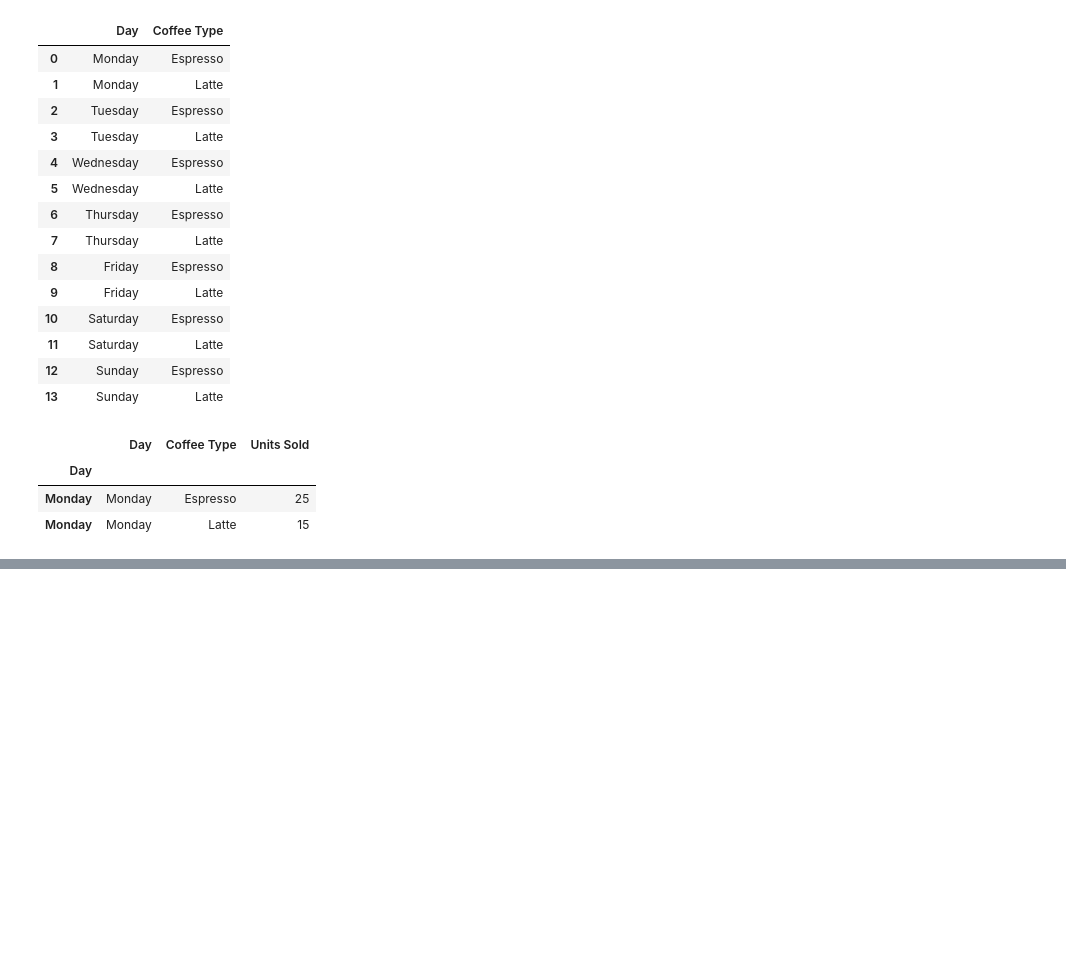
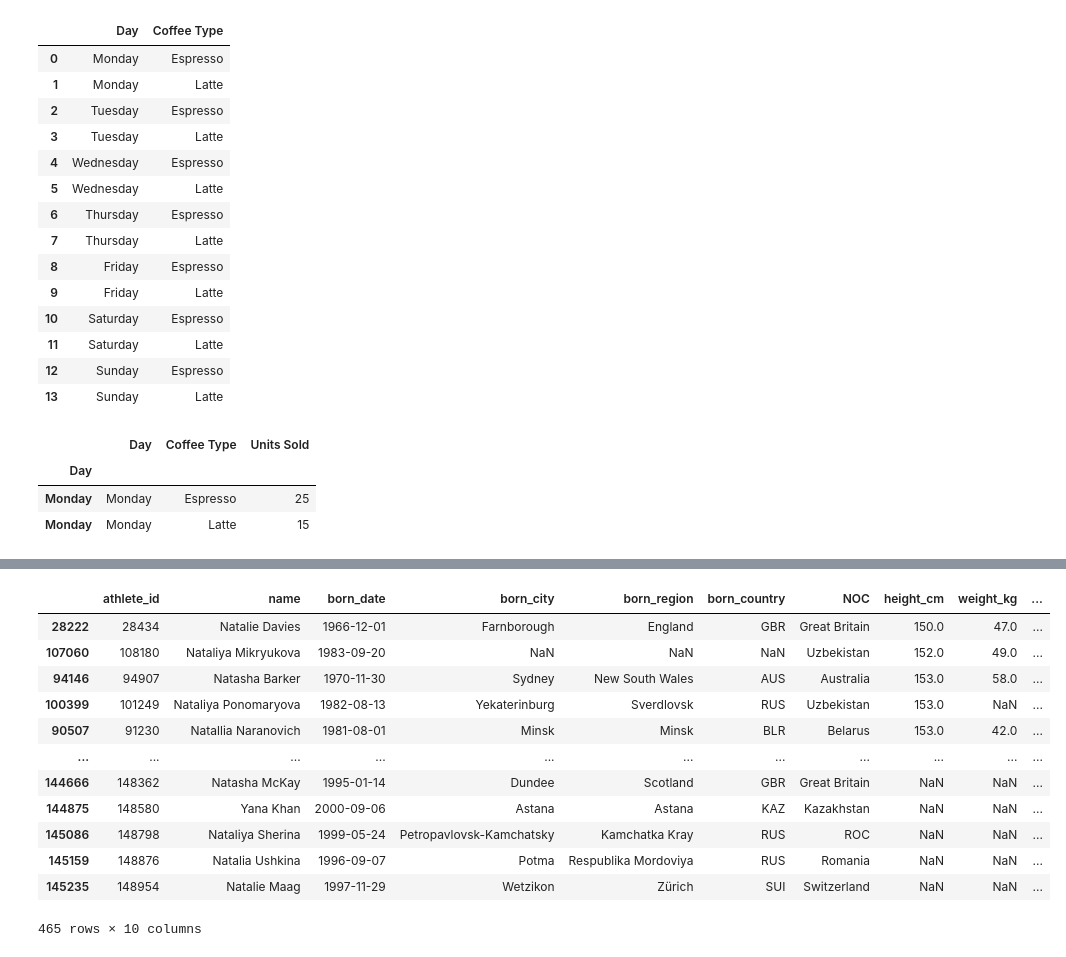
Before and after one commit to KidIsKing/learn_pandas, a Jupyter notebook: tutorial.ipynb, the cells around one changed output, grey strips where cells are left out. Cells and saved outputs as stored; diff of their text form; code cells hidden in the pictures; blank space fills up the shorter version.

```diff
--- a/tutorial.ipynb
+++ b/tutorial.ipynb
@@ -258,0 +403,6 @@ coffee.iloc[0:2]  # Тут всё как и было, только в табли
+# %%
+bios = bios.sort_values("height_cm")  # Сортировка
+bios.loc[bios["height_cm"] < 150]  # Фильтрация
+bios.loc[bios["height_cm"] < 150, ["name", "height_cm"]]  # Сокращённый фрейм
+bios.loc[bios["height_cm"] < 150][["name", "height_cm"]]  # Сокращённый метод получения сокращённого фрейма
+# bios.sort_index()  # Сортировка по индексам (возвращает к состоянию до сортировки)
@@ -258,0 +461,19 @@ coffee.iloc[0:2]  # Тут всё как и было, только в табли
+# %%
+bios[bios["name"].str.contains("Yana")]  # Поиск совпадений в столбце имён с учётом регистра
+bios[bios["name"].str.contains("yana", case=False)]  # Поиск совпадений в столбце имён без учёта регистра
+bios[bios["name"].str.contains("Yana|Nata")]  # Используем синтаксис регулярных выражений
+# bios[bios["name"].str.contains("Yana|Nata", regex=False)]  # Поиск с отключенными регулярками
+# %% [output]
+|  | athlete_id | name | born_date | born_city | born_region | born_country | NOC | height_cm | weight_kg | ... |
+| 28222 | 28434 | Natalie Davies | 1966-12-01 | Farnborough | England | GBR | Great Britain | 150.0 | 47.0 | ... |
+| 107060 | 108180 | Nataliya Mikryukova | 1983-09-20 | NaN | NaN | NaN | Uzbekistan | 152.0 | 49.0 | ... |
+| 94146 | 94907 | Natasha Barker | 1970-11-30 | Sydney | New South Wales | AUS | Australia | 153.0 | 58.0 | ... |
+| 100399 | 101249 | Nataliya Ponomaryova | 1982-08-13 | Yekaterinburg | Sverdlovsk | RUS | Uzbekistan | 153.0 | NaN | ... |
+| 90507 | 91230 | Natallia Naranovich | 1981-08-01 | Minsk | Minsk | BLR | Belarus | 153.0 | 42.0 | ... |
+| ... | ... | ... | ... | ... | ... | ... | ... | ... | ... | ... |
+| 144666 | 148362 | Natasha McKay | 1995-01-14 | Dundee | Scotland | GBR | Great Britain | NaN | NaN | ... |
+| 144875 | 148580 | Yana Khan | 2000-09-06 | Astana | Astana | KAZ | Kazakhstan | NaN | NaN | ... |
+| 145086 | 148798 | Nataliya Sherina | 1999-05-24 | Petropavlovsk-Kamchatsky | Kamchatka Kray | RUS | ROC | NaN | NaN | ... |
+| 145159 | 148876 | Natalia Ushkina | 1996-09-07 | Potma | Respublika Mordoviya | RUS | Romania | NaN | NaN | ... |
+| 145235 | 148954 | Natalie Maag | 1997-11-29 | Wetzikon | Zürich | SUI | Switzerland | NaN | NaN | ... |
+465 rows × 10 columns
```
Also changed, not shown: parts of 17 cells of this notebook.
